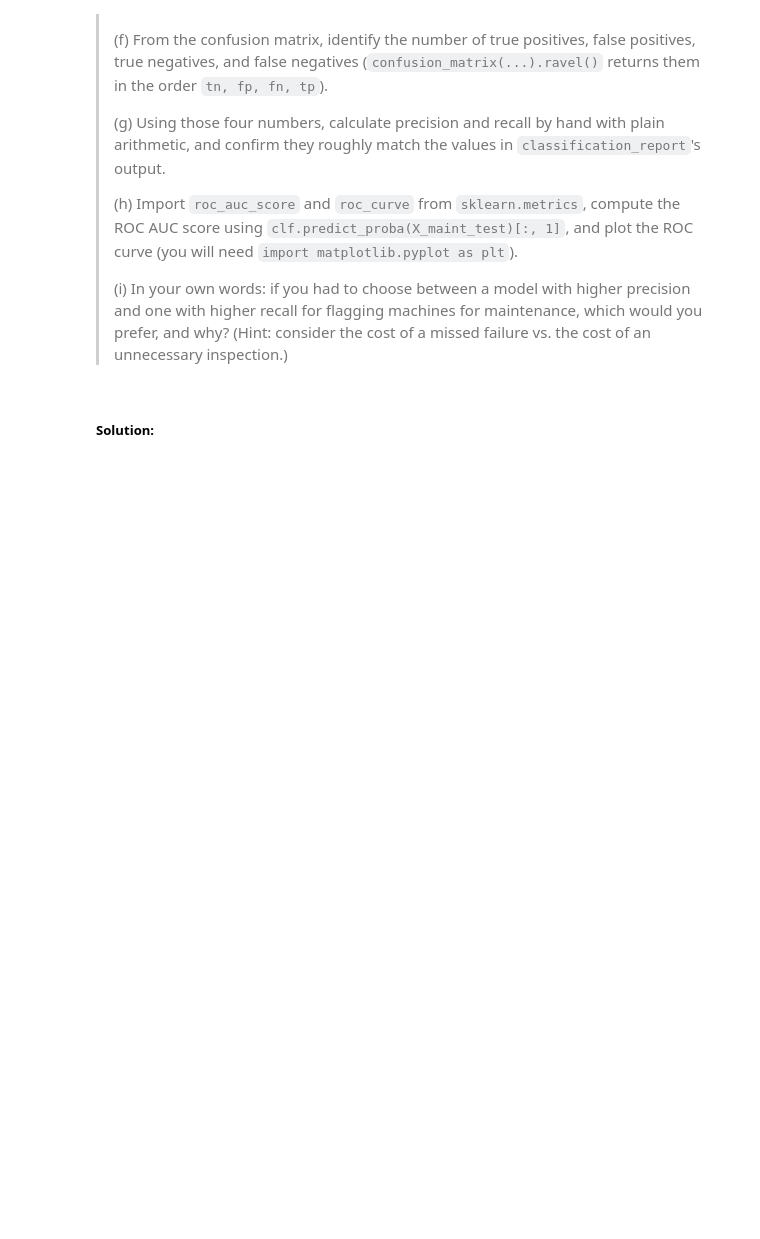
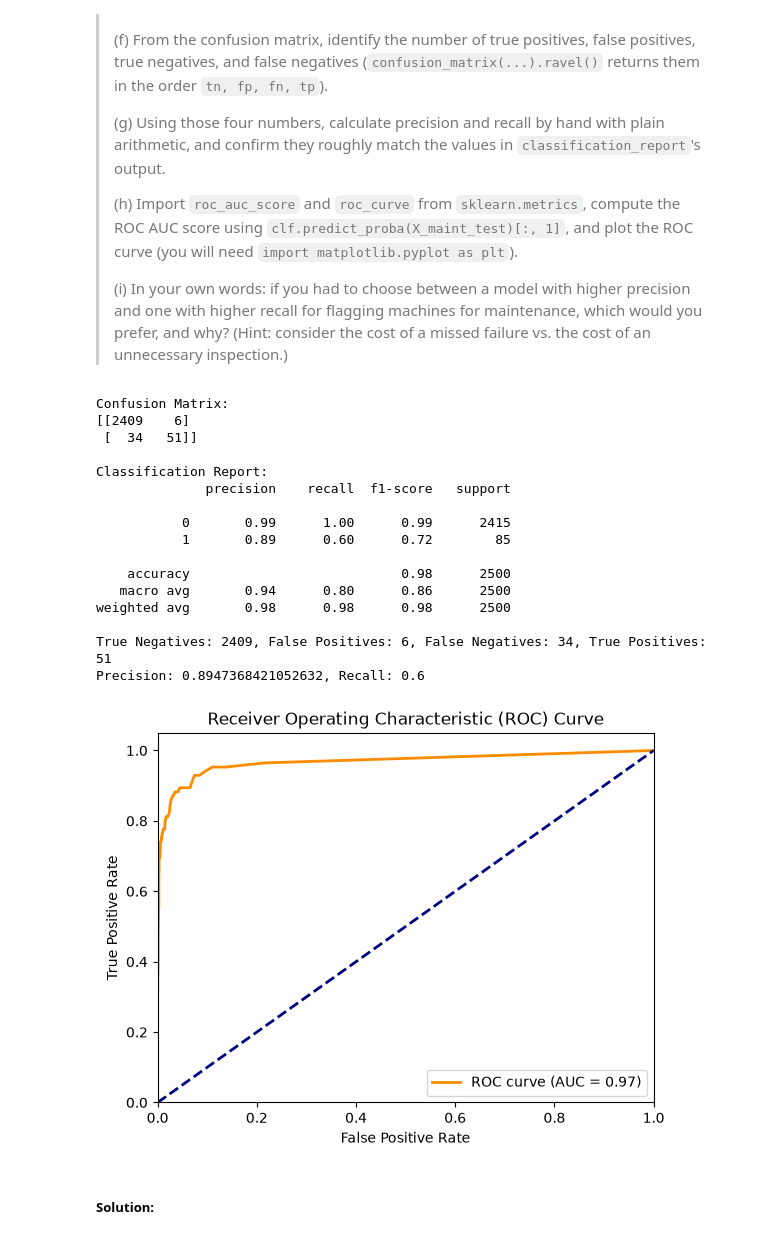
Before and after one commit to JuanBettinelli/Machine_Learning_for_Applied_Research, a Jupyter notebook: MLfAR_06_metrics.ipynb, the cells around one changed output. Drawn from its saved outputs; the diff is of its cells as text; code cells hidden in the pictures; blank space fills up the shorter version.

```diff
--- a/MLfAR_06_metrics.ipynb
+++ b/MLfAR_06_metrics.ipynb
@@ -233,6 +353,72 @@ A confusion matrix breaks predictions down into four counts: true positives (cor
 > (i) In your own words: if you had to choose between a model with higher precision and one with higher recall for flagging machines for maintenance, which would you prefer, and why? (Hint: consider the cost of a missed failure vs. the cost of an unnecessary inspection.)
 # %%
 # Your solution:
+# (a) Import the `RandomForestClassifier` from `sklearn.ensemble`.
+from sklearn.ensemble import RandomForestClassifier
+
+# (b) Import `confusion_matrix` and `classification_report` from `sklearn.metrics`.
+from sklearn.metrics import confusion_matrix, classification_report
+
+# (c) Initialize the classifier as `clf` with `random_state=42` it on the training data.
+clf = RandomForestClassifier(random_state=42)
+clf.fit(X_maint_train, y_maint_train)
+
+# (d) Use the model to `predict` the values on the test set and store the result as `y_pred`.
+y_pred = clf.predict(X_maint_test)
+
+# (e) Print a confusion matrix and a classification report based on the true test values and their predictions.
+print("Confusion Matrix:")
+print(confusion_matrix(y_maint_test, y_pred))
+print("\nClassification Report:")
+print(classification_report(y_maint_test, y_pred))
+
+# (f) From the confusion matrix, identify the number of true positives, false positives, true negatives, and false negatives (`confusion_matrix(...).ravel()` returns them in the order `tn, fp, fn, tp`).
+tn, fp, fn, tp = confusion_matrix(y_maint_test, y_pred).ravel()
+print(f"True Negatives: {tn}, False Positives: {fp}, False Negatives: {fn}, True Positives: {tp}")
+
+# (g) Using those four numbers, calculate precision and recall by hand with plain arithmetic, and confirm they roughly match the values in `classification_report`'s output.
+precision = tp / (tp + fp) if (tp + fp) > 0 else 0
+recall = tp / (tp + fn) if (tp + fn) > 0 else 0
+print(f"Precision: {precision}, Recall: {recall}")
+
+# (h) Import `roc_auc_score` and `roc_curve` from `sklearn.metrics`, compute the ROC AUC score using `clf.predict_proba(X_maint_test)[:, 1]`, and plot the ROC curve (you will need `import matplotlib.pyplot as plt`).
+import matplotlib.pyplot as plt
+from sklearn.metrics import roc_auc_score, roc_curve
+
+fpr, tpr, thresholds = roc_curve(y_maint_test, clf.predict_proba(X_maint_test)[:, 1])
+roc_auc = roc_auc_score(y_maint_test, clf.predict_proba(X_maint_test)[:, 1])
+
+plt.figure()
+plt.plot(fpr, tpr, color='darkorange', lw=2, label=f'ROC curve (AUC = {roc_auc:.2f})')
+plt.plot([0, 1], [0, 1], color='navy', lw=2, linestyle='--')
+plt.xlim([0.0, 1.0])
+plt.ylim([0.0, 1.05])
+plt.xlabel('False Positive Rate')
+plt.ylabel('True Positive Rate')
+plt.title('Receiver Operating Characteristic (ROC) Curve')
+plt.legend(loc="lower right")
+plt.show()
+
+# (i) In your own words: if you had to choose between a model with higher precision and one with higher recall for flagging machines for maintenance, which would you prefer, and why? (Hint: consider the cost of a missed failure vs. the cost of an unnecessary inspection.)
+# If I had to choose between a model with higher precision and one with higher recall for flagging machines for maintenance, I would prefer a model with higher recall. This is because the cost of a missed failure (a machine that needs maintenance but isn't flagged) is typically much higher than the cost of an unnecessary inspection (a machine that is flagged but doesn't actually need maintenance). A high recall ensures that we don't miss any potentially failing machines, even if it means we might flag some that don't need it.
+# %% [output]
+Confusion Matrix:
+[[2409    6]
+ [  34   51]]
+
+Classification Report:
+              precision    recall  f1-score   support
+
+           0       0.99      1.00      0.99      2415
+           1       0.89      0.60      0.72        85
+
+    accuracy                           0.98      2500
+   macro avg       0.94      0.80      0.86      2500
+weighted avg       0.98      0.98      0.98      2500
+
+True Negatives: 2409, False Positives: 6, False Negatives: 34, True Positives: 51
+Precision: 0.8947368421052632, Recall: 0.6
+[figure, added]
 # %% [markdown]
 ##### Solution:
 # %%
```
Also changed, not shown: parts of 18 cells of this notebook, 1 other file.
